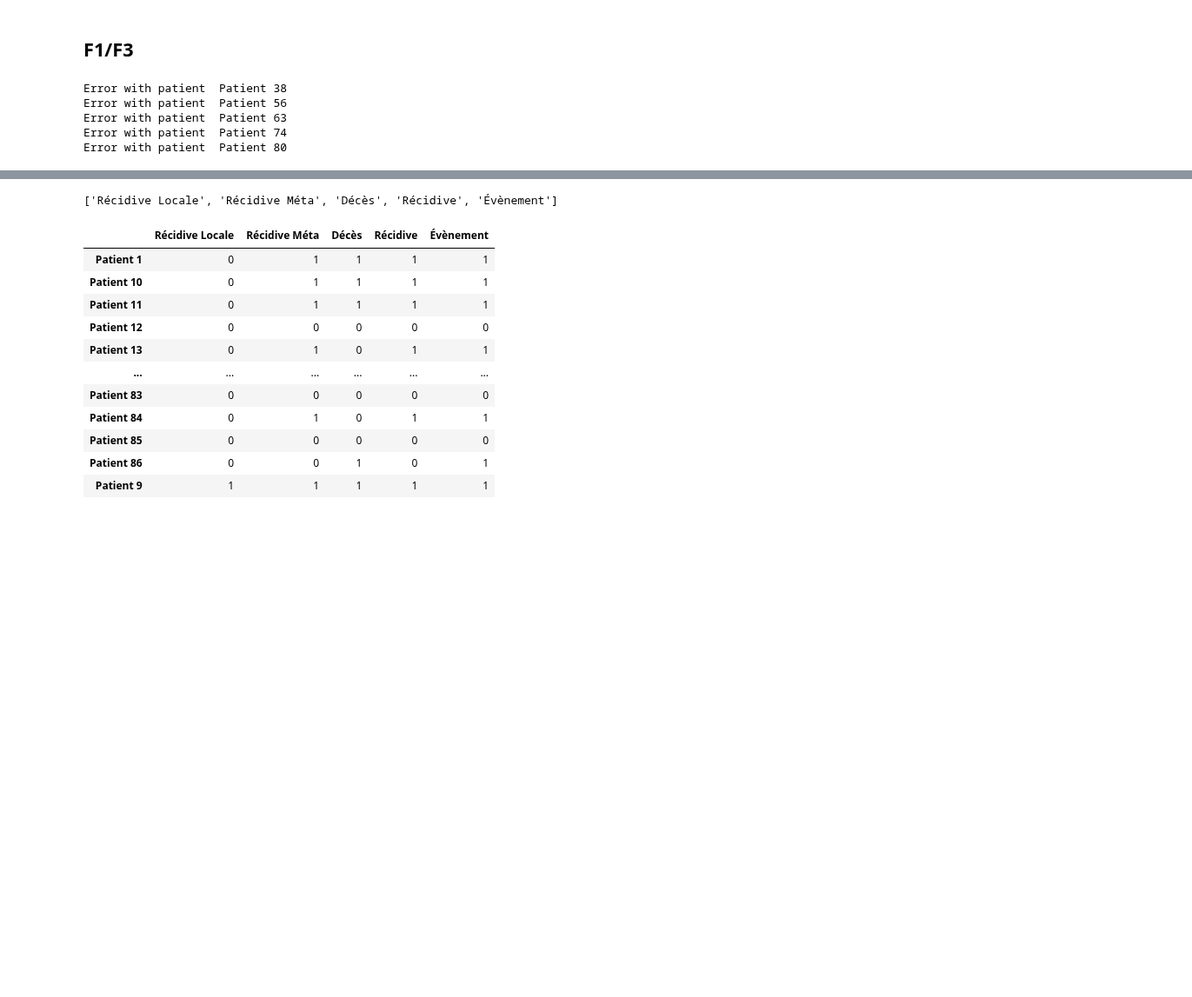
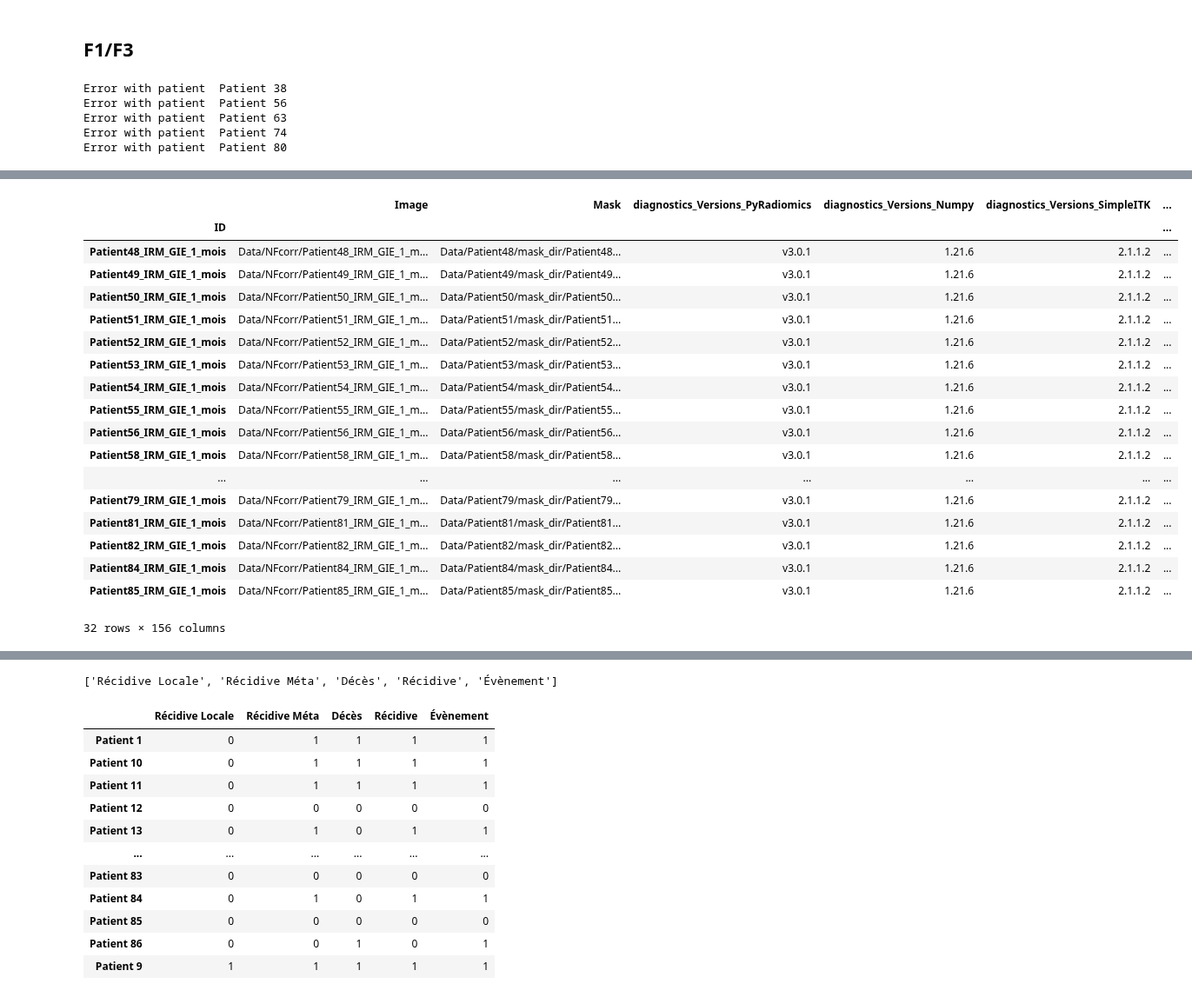
Before and after one commit to ftach/delta-rad, a Jupyter notebook: radiomics_csv_extract.ipynb, the cells around one changed output, grey strips where cells are left out. Shown at 87% size. Saved outputs shown, nothing was run; the diff lists cells and outputs as text; code cells hidden in the pictures; blank space fills up the shorter version.

```diff
--- a/radiomics_csv_extract.ipynb
+++ b/radiomics_csv_extract.ipynb
@@ -215,0 +355,3 @@ f1_f3_gtv_df.to_csv('/mnt/c/Users/tachenne/delta-rad/extracted_radiomics/f1_f3_g
+# %%
+onemth_df = pd.read_csv('extractedFeatureIRM GIE 1 mois.csv', sep=',', quotechar='"', index_col=0)
+onemth_df
@@ -215,0 +373,24 @@ f1_f3_gtv_df.to_csv('/mnt/c/Users/tachenne/delta-rad/extracted_radiomics/f1_f3_g
+# %%
+# remove rows for which there is 'ptv' in the column 'Mask'
+onemth_df = onemth_df[~onemth_df['Mask'].str.contains('ptv')]
+onemth_df
+# %% [output]
+|  | Image | Mask | diagnostics_Versions_PyRadiomics | diagnostics_Versions_Numpy | diagnostics_Versions_SimpleITK | ... |
+| ID |  |  |  |  |  | ... |
+| Patient48_IRM_GIE_1_mois | Data/NFcorr/Patient48_IRM_GIE_1_m... | Data/Patient48/mask_dir/Patient48... | v3.0.1 | 1.21.6 | 2.1.1.2 | ... |
+| Patient49_IRM_GIE_1_mois | Data/NFcorr/Patient49_IRM_GIE_1_m... | Data/Patient49/mask_dir/Patient49... | v3.0.1 | 1.21.6 | 2.1.1.2 | ... |
+| Patient50_IRM_GIE_1_mois | Data/NFcorr/Patient50_IRM_GIE_1_m... | Data/Patient50/mask_dir/Patient50... | v3.0.1 | 1.21.6 | 2.1.1.2 | ... |
+| Patient51_IRM_GIE_1_mois | Data/NFcorr/Patient51_IRM_GIE_1_m... | Data/Patient51/mask_dir/Patient51... | v3.0.1 | 1.21.6 | 2.1.1.2 | ... |
+| Patient52_IRM_GIE_1_mois | Data/NFcorr/Patient52_IRM_GIE_1_m... | Data/Patient52/mask_dir/Patient52... | v3.0.1 | 1.21.6 | 2.1.1.2 | ... |
+| Patient53_IRM_GIE_1_mois | Data/NFcorr/Patient53_IRM_GIE_1_m... | Data/Patient53/mask_dir/Patient53... | v3.0.1 | 1.21.6 | 2.1.1.2 | ... |
+| Patient54_IRM_GIE_1_mois | Data/NFcorr/Patient54_IRM_GIE_1_m... | Data/Patient54/mask_dir/Patient54... | v3.0.1 | 1.21.6 | 2.1.1.2 | ... |
+| Patient55_IRM_GIE_1_mois | Data/NFcorr/Patient55_IRM_GIE_1_m... | Data/Patient55/mask_dir/Patient55... | v3.0.1 | 1.21.6 | 2.1.1.2 | ... |
+| Patient56_IRM_GIE_1_mois | Data/NFcorr/Patient56_IRM_GIE_1_m... | Data/Patient56/mask_dir/Patient56... | v3.0.1 | 1.21.6 | 2.1.1.2 | ... |
+| Patient58_IRM_GIE_1_mois | Data/NFcorr/Patient58_IRM_GIE_1_m... | Data/Patient58/mask_dir/Patient58... | v3.0.1 | 1.21.6 | 2.1.1.2 | ... |
+| ... | ... | ... | ... | ... | ... | ... |
+| Patient79_IRM_GIE_1_mois | Data/NFcorr/Patient79_IRM_GIE_1_m... | Data/Patient79/mask_dir/Patient79... | v3.0.1 | 1.21.6 | 2.1.1.2 | ... |
+| Patient81_IRM_GIE_1_mois | Data/NFcorr/Patient81_IRM_GIE_1_m... | Data/Patient81/mask_dir/Patient81... | v3.0.1 | 1.21.6 | 2.1.1.2 | ... |
+| Patient82_IRM_GIE_1_mois | Data/NFcorr/Patient82_IRM_GIE_1_m... | Data/Patient82/mask_dir/Patient82... | v3.0.1 | 1.21.6 | 2.1.1.2 | ... |
+| Patient84_IRM_GIE_1_mois | Data/NFcorr/Patient84_IRM_GIE_1_m... | Data/Patient84/mask_dir/Patient84... | v3.0.1 | 1.21.6 | 2.1.1.2 | ... |
+| Patient85_IRM_GIE_1_mois | Data/NFcorr/Patient85_IRM_GIE_1_m... | Data/Patient85/mask_dir/Patient85... | v3.0.1 | 1.21.6 | 2.1.1.2 | ... |
+32 rows × 156 columns
```
Also changed, not shown: parts of 49 cells of this notebook, 3 other files.
